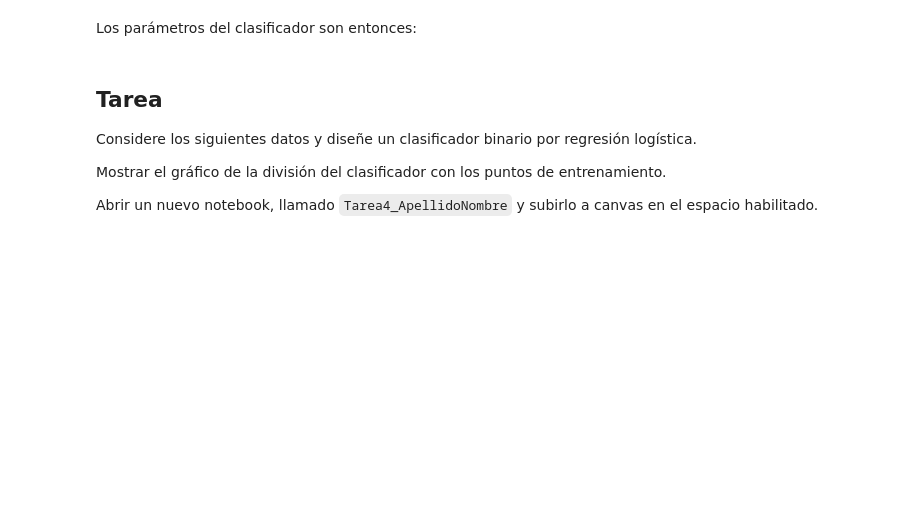
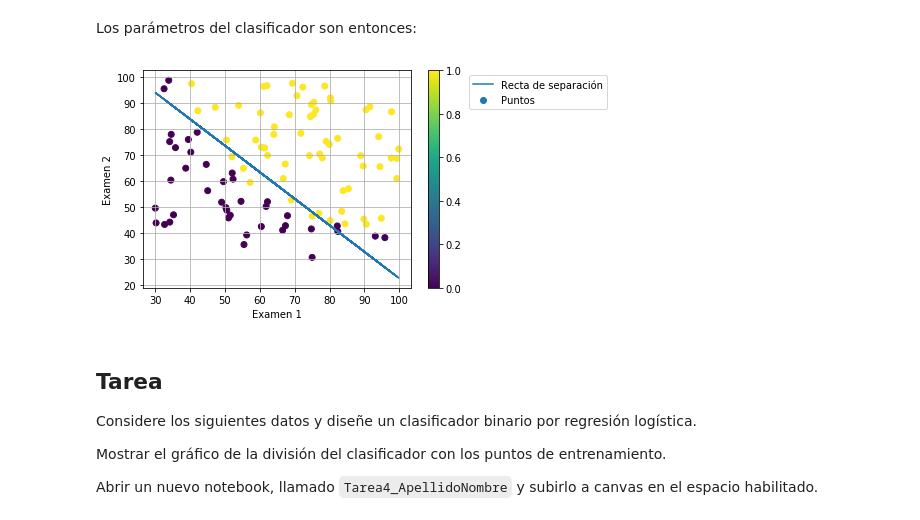
Before and after one commit to alovelazquez/simmatv2021, a Jupyter notebook: Modulo1/Clase5_ClasificacionBinaria.ipynb, the cells around one changed output. Cells and saved outputs as stored; diff of their text form; code cells hidden in the pictures; blank space fills up the shorter version.

```diff
--- a/Modulo1/Clase5_ClasificacionBinaria.ipynb
+++ b/Modulo1/Clase5_ClasificacionBinaria.ipynb
@@ -216,0 +234,14 @@ $$\min_{\boldsymbol{\beta}} \frac{1}{m}\sum_{i=1}^m -\left(y^i\log(\hat{y}^i)+(1
+# %%
+# Función objetivo y dato inicial
+def fun_obj(beta, X, y):
+    m = X.shape[0]
+    y_hat = reg_log(X, beta)
+    return -(y * np.log(y_hat) + (1 - y) * np.log(1 - y_hat)).sum() / m
+# %%
+beta_ini = [0, 0, 0]
+# %%
+# Rutina de optimización
+solucion = minimize(fun=fun_obj,
+                    x0=beta_ini,
+                    args=(X, y))
+solucion
@@ -218,3 +262,4 @@ $$\min_{\boldsymbol{\beta}} \frac{1}{m}\sum_{i=1}^m -\left(y^i\log(\hat{y}^i)+(1
 Los parámetros del clasificador son entonces:
 # %%
 # Parámetros
+beta = solucion.x
@@ -223,3 +266,18 @@ Los parámetros del clasificador son entonces:
+# %%
+# Línea de separación
+x1 = X.iloc[:, 0]
+x2 = X.iloc[:, 1]
+recta = (-beta[0] - beta[1] * x1) / beta[2]
+plt.figure(figsize=(6, 4))
+plt.scatter(x1, x2, c=y, label="Puntos")
+plt.plot(x1, recta, label="Recta de separación")
+plt.xlabel("Examen 1")
+plt.ylabel("Examen 2")
+plt.colorbar()
+plt.legend(loc="upper left", bbox_to_anchor=(1.2, 1))
+plt.grid()
+# %% [output]
+[figure, added]
 # %% [markdown]
 ## Tarea
 Considere los siguientes datos y diseñe un clasificador binario por regresión logística.
```
Also changed, not shown: parts of 10 cells of this notebook.
